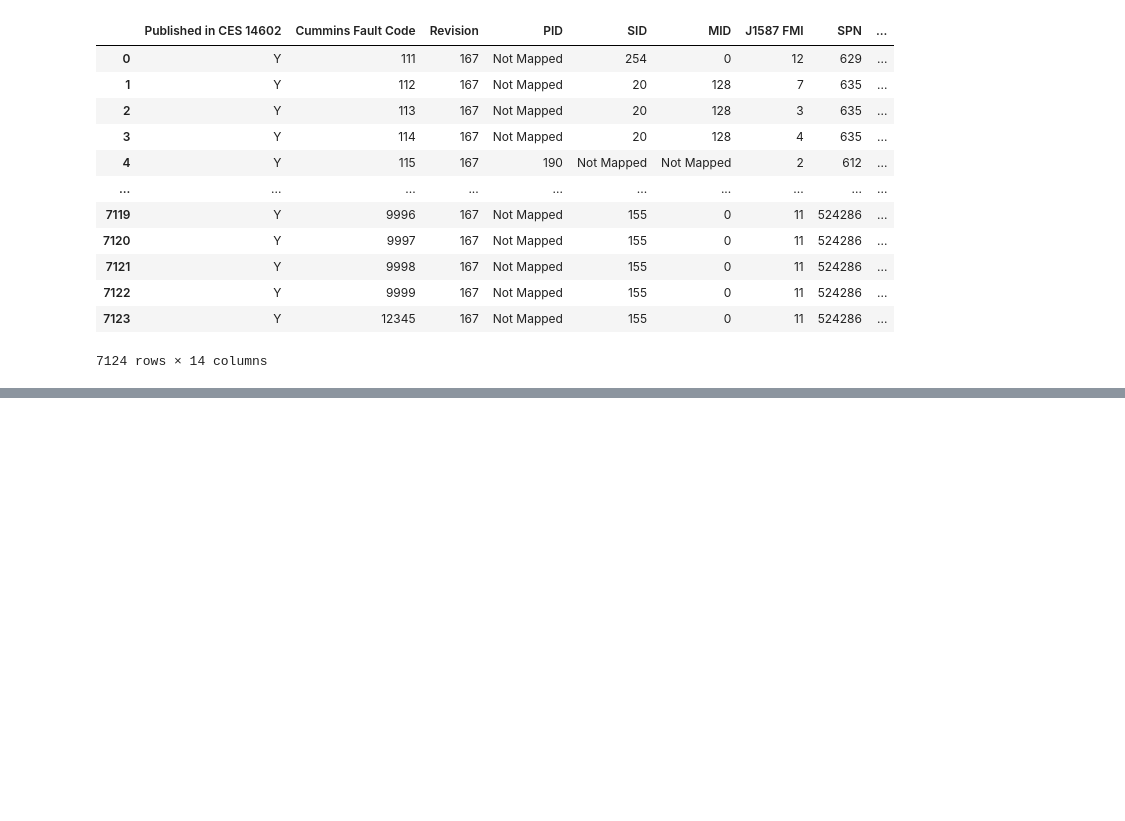
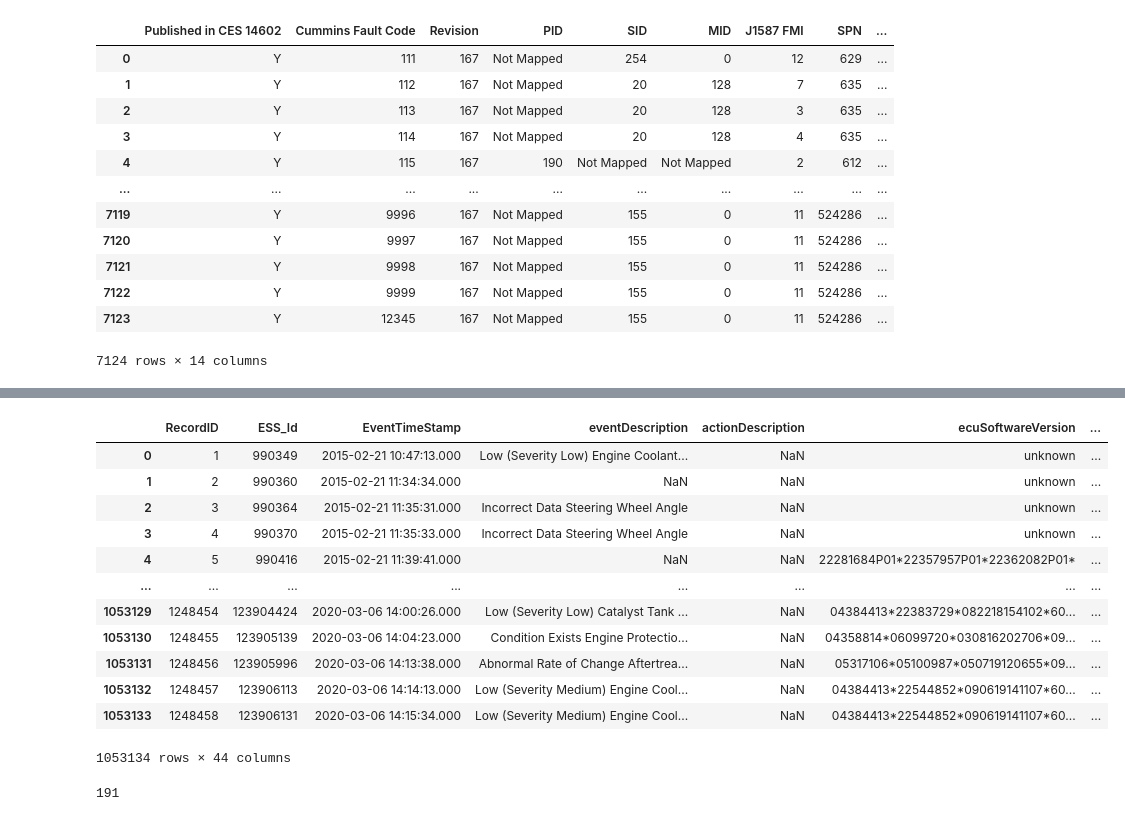
Before and after one commit to ashamaheshwari/big_g_express-predicting-derates, a Jupyter notebook: notebooks/Asha_Maheshwari_Big_G_Express.ipynb, the cells around one changed output, grey strips where cells are left out. Drawn from its saved outputs; the diff is of its cells as text; code cells hidden in the pictures; blank space fills up the shorter version.

```diff
--- a/notebooks/Asha_Maheshwari_Big_G_Express.ipynb
+++ b/notebooks/Asha_Maheshwari_Big_G_Express.ipynb
@@ -147,3 +138,24 @@ fault_diag = pd.merge(left = faults,
          left_on = 'RecordID',
          right_on = 'FaultId'
         )
+# %%
+fault_diag
+# %% [output]
+|  | RecordID | ESS_Id | EventTimeStamp | eventDescription | actionDescription | ecuSoftwareVersion | ... |
+| 0 | 1 | 990349 | 2015-02-21 10:47:13.000 | Low (Severity Low) Engine Coolant... | NaN | unknown | ... |
+| 1 | 2 | 990360 | 2015-02-21 11:34:34.000 | NaN | NaN | unknown | ... |
+| 2 | 3 | 990364 | 2015-02-21 11:35:31.000 | Incorrect Data Steering Wheel Angle | NaN | unknown | ... |
+| 3 | 4 | 990370 | 2015-02-21 11:35:33.000 | Incorrect Data Steering Wheel Angle | NaN | unknown | ... |
+| 4 | 5 | 990416 | 2015-02-21 11:39:41.000 | NaN | NaN | 22281684P01*22357957P01*22362082P01* | ... |
+| ... | ... | ... | ... | ... | ... | ... | ... |
+| 1053129 | 1248454 | 123904424 | 2020-03-06 14:00:26.000 | Low (Severity Low) Catalyst Tank ... | NaN | 04384413*22383729*082218154102*60... | ... |
+| 1053130 | 1248455 | 123905139 | 2020-03-06 14:04:23.000 | Condition Exists Engine Protectio... | NaN | 04358814*06099720*030816202706*09... | ... |
+| 1053131 | 1248456 | 123905996 | 2020-03-06 14:13:38.000 | Abnormal Rate of Change Aftertrea... | NaN | 05317106*05100987*050719120655*09... | ... |
+| 1053132 | 1248457 | 123906113 | 2020-03-06 14:14:13.000 | Low (Severity Medium) Engine Cool... | NaN | 04384413*22544852*090619141107*60... | ... |
+| 1053133 | 1248458 | 123906131 | 2020-03-06 14:15:34.000 | Low (Severity Medium) Engine Cool... | NaN | 04384413*22544852*090619141107*60... | ... |
+1053134 rows × 44 columns
+# %%
+fault_diag[fault_diag['spn'] == 5246]['EquipmentID'].nunique()
+# There are 191 equipment with spn/fault code 5246
+# %% [output]
+191
```
Also changed, not shown: parts of 24 cells of this notebook.
